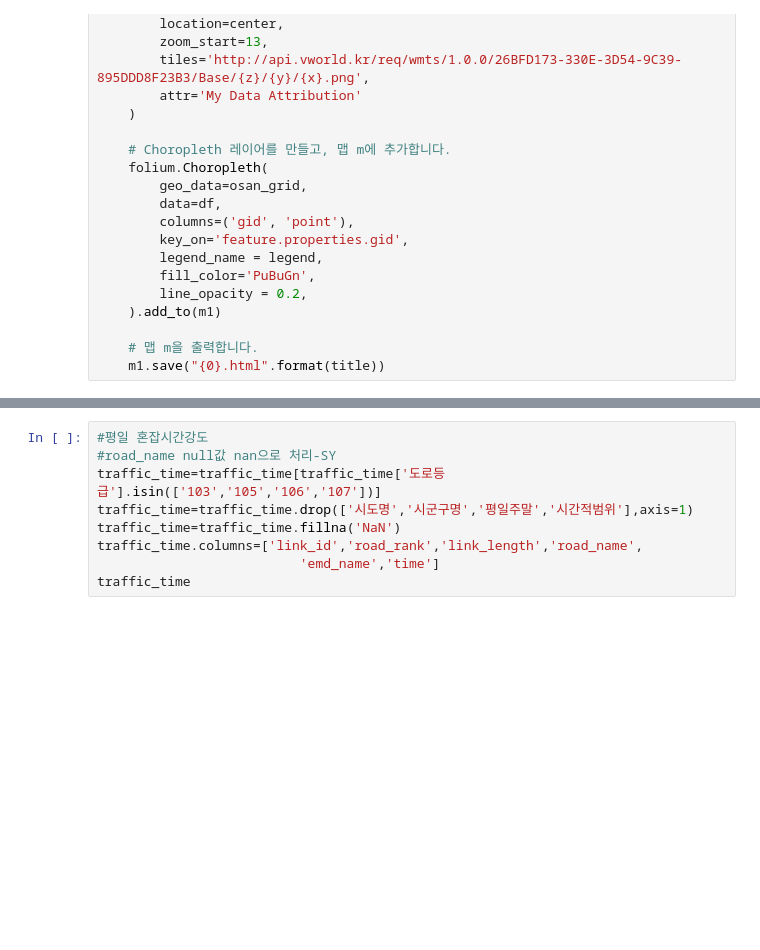
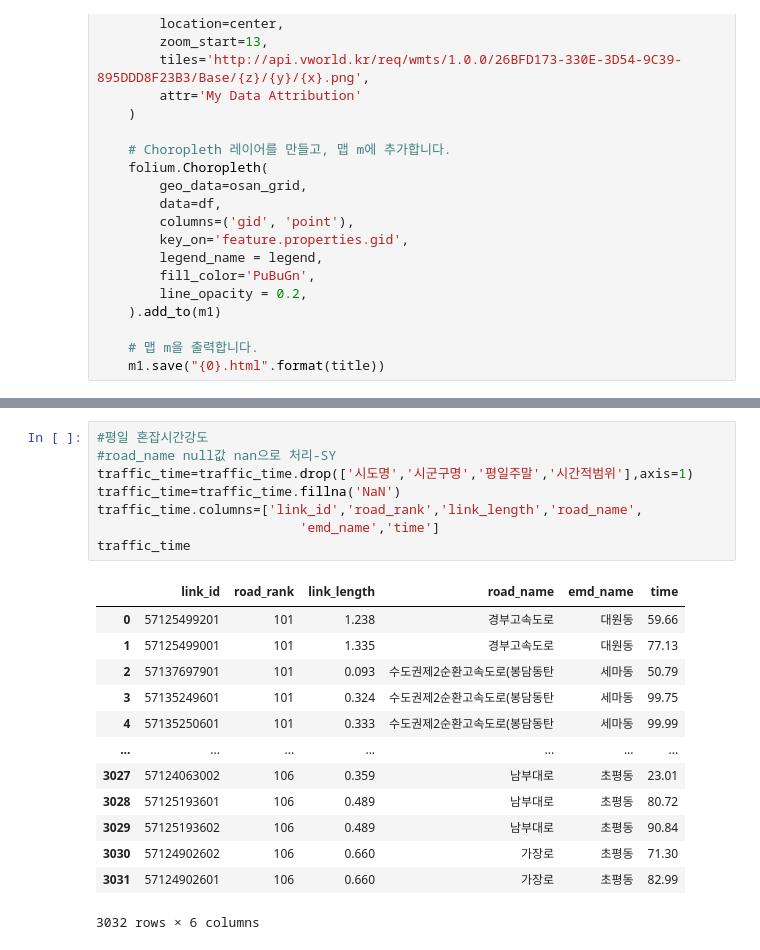
Before and after one commit to syjung98/OSAN_Predict_Accident, a Jupyter notebook: Osan_data_preprocessing.ipynb, the cells around one changed output, grey strips where cells are left out. Saved outputs shown, nothing was run; the diff lists cells and outputs as text; blank space fills up the shorter version.

```diff
--- a/Osan_data_preprocessing.ipynb
+++ b/Osan_data_preprocessing.ipynb
@@ -276,12 +560,25 @@ traffic_frequency
 # %%
 #평일 혼잡시간강도
 #road_name null값 nan으로 처리-SY
-traffic_time=traffic_time[traffic_time['도로등급'].isin(['103','105','106','107'])]
 traffic_time=traffic_time.drop(['시도명','시군구명','평일주말','시간적범위'],axis=1)
 traffic_time=traffic_time.fillna('NaN')
 traffic_time.columns=['link_id','road_rank','link_length','road_name',
                           'emd_name','time']
 traffic_time
+# %% [output]
+|  | link_id | road_rank | link_length | road_name | emd_name | time |
+| 0 | 57125499201 | 101 | 1.238 | 경부고속도로 | 대원동 | 59.66 |
+| 1 | 57125499001 | 101 | 1.335 | 경부고속도로 | 대원동 | 77.13 |
+| 2 | 57137697901 | 101 | 0.093 | 수도권제2순환고속도로(봉담동탄 | 세마동 | 50.79 |
+| 3 | 57135249601 | 101 | 0.324 | 수도권제2순환고속도로(봉담동탄 | 세마동 | 99.75 |
+| 4 | 57135250601 | 101 | 0.333 | 수도권제2순환고속도로(봉담동탄 | 세마동 | 99.99 |
+| ... | ... | ... | ... | ... | ... | ... |
+| 3027 | 57124063002 | 106 | 0.359 | 남부대로 | 초평동 | 23.01 |
+| 3028 | 57125193601 | 106 | 0.489 | 남부대로 | 초평동 | 80.72 |
+| 3029 | 57125193602 | 106 | 0.489 | 남부대로 | 초평동 | 90.84 |
+| 3030 | 57124902602 | 106 | 0.660 | 가장로 | 초평동 | 71.30 |
+| 3031 | 57124902601 | 106 | 0.660 | 가장로 | 초평동 | 82.99 |
+3032 rows × 6 columns
 # %%
 #건물
 building=building.drop(['UND_FLO_CO','GRO_FLO_CO','BULD_NM_DC','BULD_NM'],axis=1)
```
Also changed, not shown: parts of 32 cells of this notebook.
